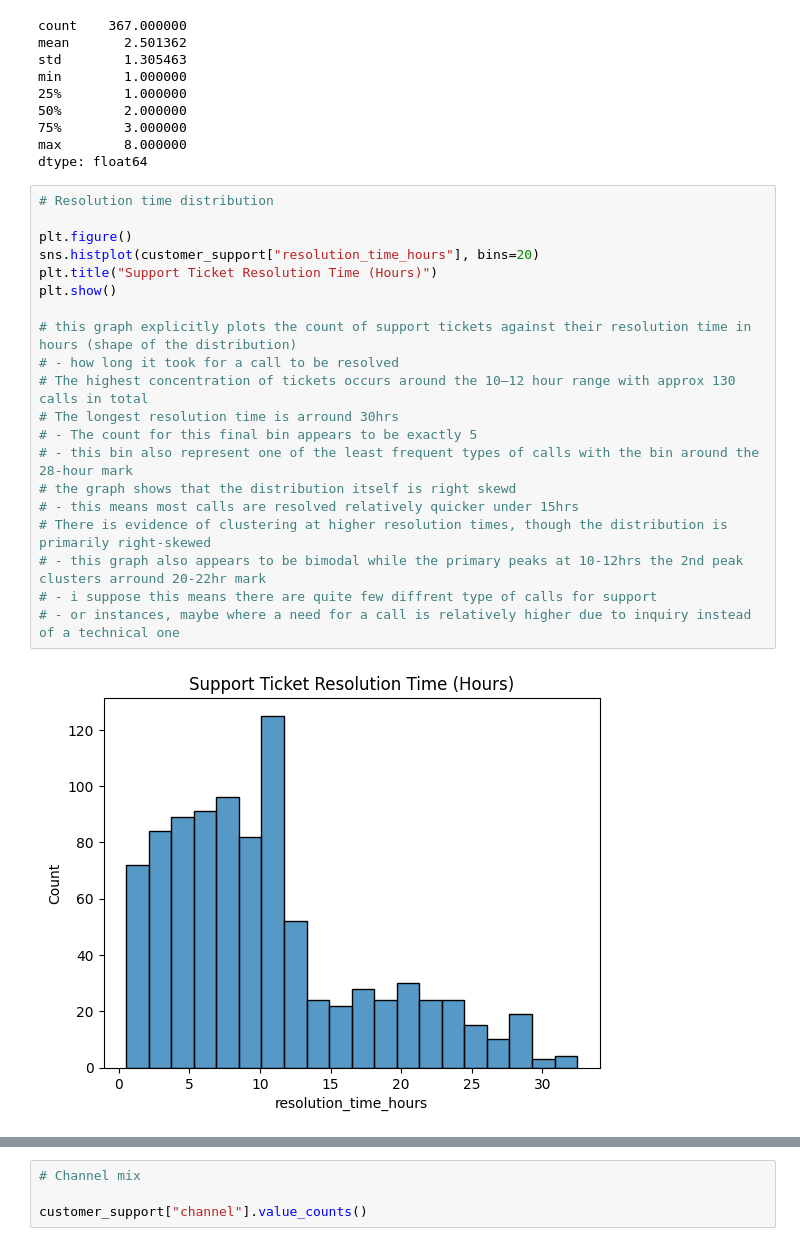
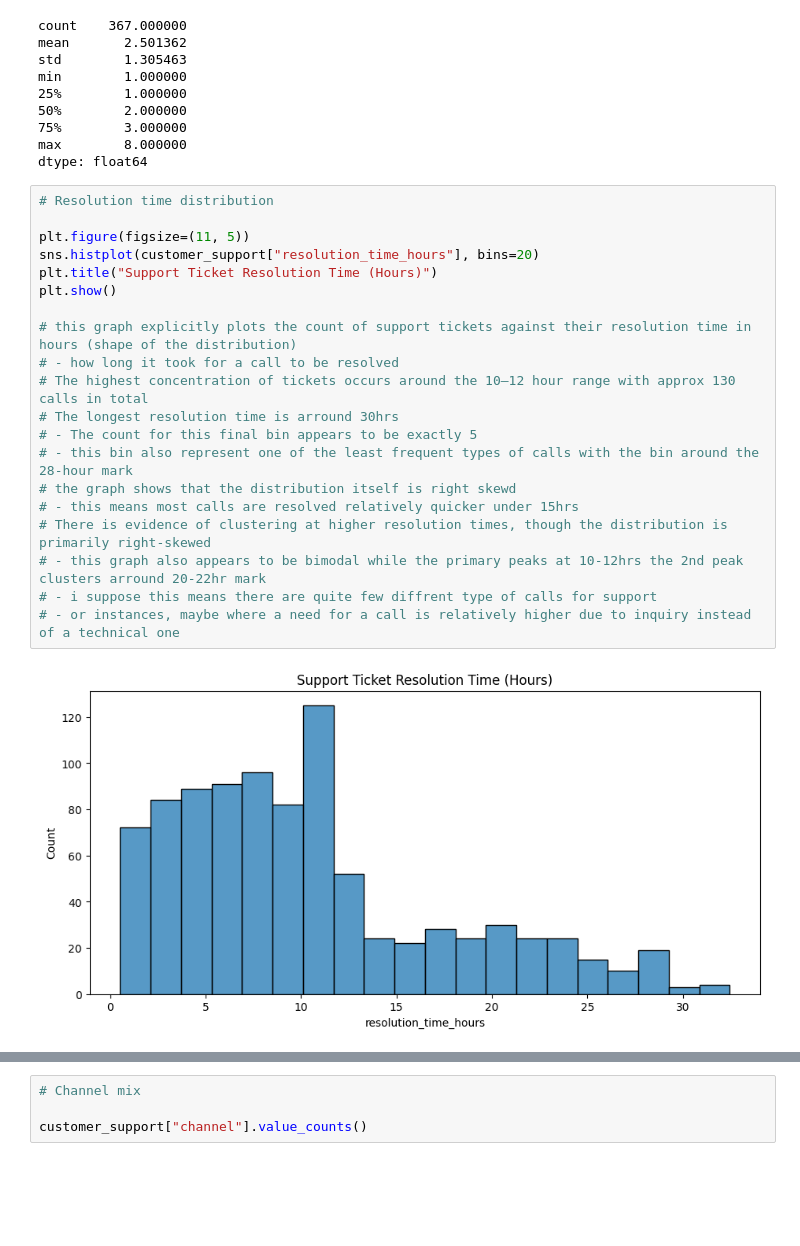
Before and after one commit to Playful-Cloud/customer-churn-behavior-analysis, a Jupyter notebook: notebooks/01_eda.ipynb, the cells around one changed output, grey strips where cells are left out. Cells and saved outputs as stored; diff of their text form; blank space fills up the shorter version.

```diff
--- a/notebooks/01_eda.ipynb
+++ b/notebooks/01_eda.ipynb
@@ -340,25 +344,25 @@ dtype: float64
 # %%
 # Resolution time distribution
 
-plt.figure()
+plt.figure(figsize=(11, 5))
 sns.histplot(customer_support["resolution_time_hours"], bins=20)
 plt.title("Support Ticket Resolution Time (Hours)")
 plt.show()
 
 # this graph explicitly plots the count of support tickets against their resolution time in hours (shape of the distribution)
 # - how long it took for a call to be resolved
 # The highest concentration of tickets occurs around the 10–12 hour range with approx 130 calls in total
 # The longest resolution time is arround 30hrs
 # - The count for this final bin appears to be exactly 5
 # - this bin also represent one of the least frequent types of calls with the bin around the 28-hour mark
 # the graph shows that the distribution itself is right skewd
 # - this means most calls are resolved relatively quicker under 15hrs
 # There is evidence of clustering at higher resolution times, though the distribution is primarily right-skewed
 # - this graph also appears to be bimodal while the primary peaks at 10-12hrs the 2nd peak clusters arround 20-22hr mark
 # - i suppose this means there are quite few diffrent type of calls for support
 # - or instances, maybe where a need for a call is relatively higher due to inquiry instead of a technical one
 # %% [output]
-[figure, old version]
+[figure, new version]
 # %%
 # Support usage distribution
 
```
Also changed, not shown: parts of 6 cells of this notebook.
